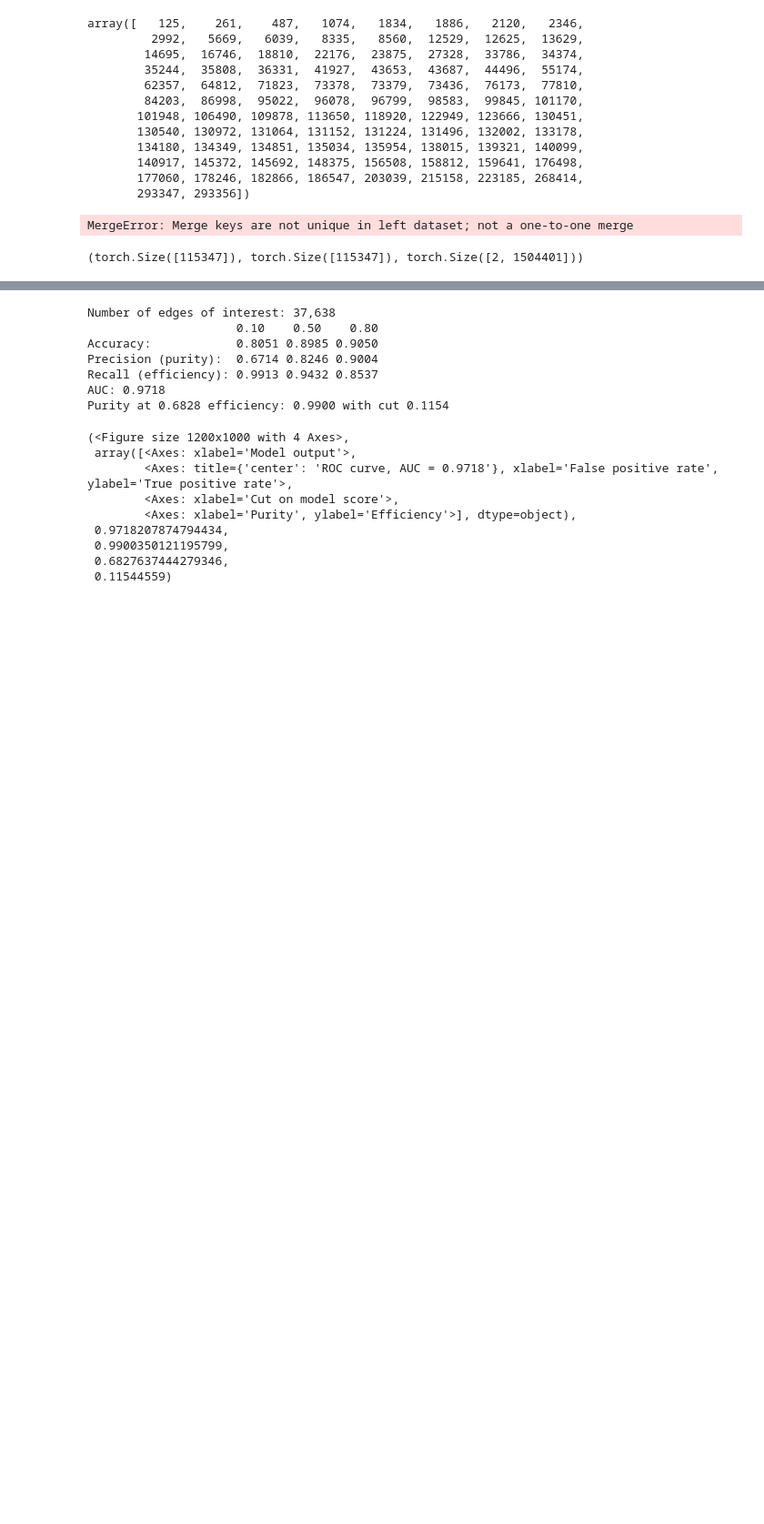
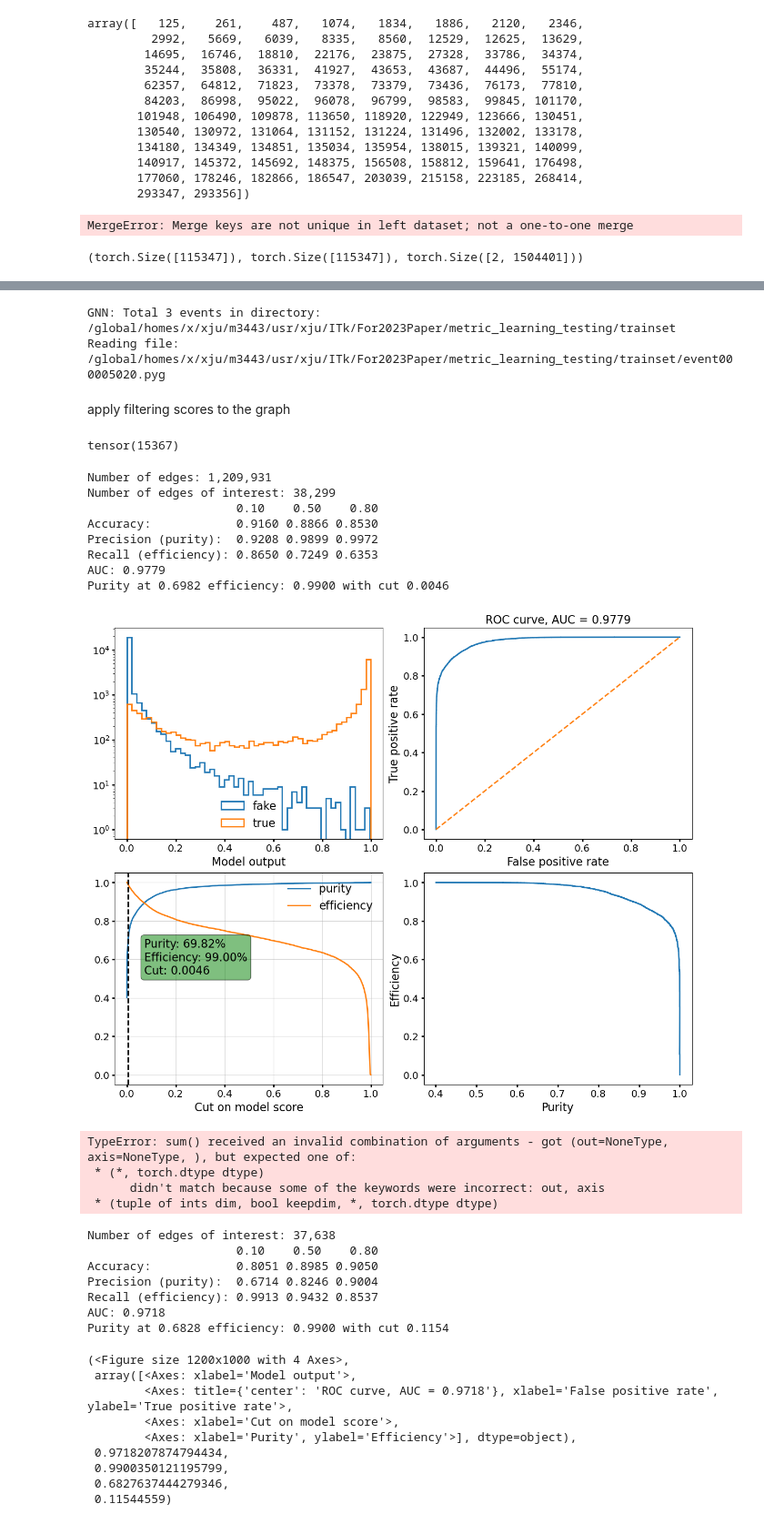
Before and after one commit to xju2/visual_tracks, a Jupyter notebook: notebooks/model_inference.ipynb, the cells around one changed output, grey strips where cells are left out. Shown at 91% size. Drawn from its saved outputs; the diff is of its cells as text; code cells hidden in the pictures; blank space fills up the shorter version.

```diff
--- a/notebooks/model_inference.ipynb
+++ b/notebooks/model_inference.ipynb
@@ -531,3 +538,58 @@ data.pt.shape, data.particle_id.shape, data.edge_index.shape
+# %%
+gnn_tf_output = "/pscratch/sd/x/xju/ITk/ForFinalPaper/gnn4itk/tfgraphs/gnn_val/5020.npz"
+gnn_output_dict = np.load(gnn_tf_output)
+gnn_scores = gnn_output_dict['score']
+# %%
+data_path = "/global/homes/x/xju/m3443/usr/xju/ITk/For2023Paper/metric_learning_testing/trainset"
+reader = TrackGraphDataReader(data_path, name="GNN")
+data = reader.read(0)
+# %% [output]
+GNN: Total 3 events in directory: /global/homes/x/xju/m3443/usr/xju/ITk/For2023Paper/metric_learning_testing/trainset
+Reading file: /global/homes/x/xju/m3443/usr/xju/ITk/For2023Paper/metric_learning_testing/trainset/event000005020.pyg
+# %% [markdown]
+apply filtering scores to the graph
+# %%
+edge_perf = EdgePerformance(reader)
+# %%
+sum(weights == 10)
+# %% [output]
+tensor(15367)
+# %%
+edges = data.edge_index.cpu().numpy()
+edge_scores = data.scores.cpu().numpy()
+
+filter_cut = 0.57
+edge_sel = edge_scores > filter_cut
+
+weights = data.weights[edge_sel]
+edges = edges[:, edge_sel]
+print("Number of edges: {:,}".format(edges.shape[1]))
+
+truth = data.y[edge_sel]
+scores = gnn_scores
+
+hits_of_interest = np.unique(edges[:, weights == 10])
+edges_of_interest = np.isin(edges[0], hits_of_interest) & np.isin(edges[1], hits_of_interest)
+print("Number of edges of interest: {:,}".format(edges_of_interest.sum()))
+
+_ = edge_perf.eval_edge_scores(scores[edges_of_interest], truth[edges_of_interest], outname=None)
+# %% [output]
+Number of edges: 1,209,931
+Number of edges of interest: 38,299
+                     0.10    0.50    0.80
+Accuracy:            0.9160 0.8866 0.8530
+Precision (purity):  0.9208 0.9899 0.9972
+Recall (efficiency): 0.8650 0.7249 0.6353
+AUC: 0.9779
+Purity at 0.6982 efficiency: 0.9900 with cut 0.0046
+[figure, added]
+# %%
+np.sum(weights == 5)
+# %% [output]
+TypeError: sum() received an invalid combination of arguments - got (out=NoneType, axis=NoneType, ), but expected one of:
+ * (*, torch.dtype dtype)
+      didn't match because some of the keywords were incorrect: out, axis
+ * (tuple of ints dim, bool keepdim, *, torch.dtype dtype)
 # %%
 edge_perf = EdgePerformance(reader)
 weights = data.weights
```
Also changed, not shown: parts of 2 cells of this notebook.
